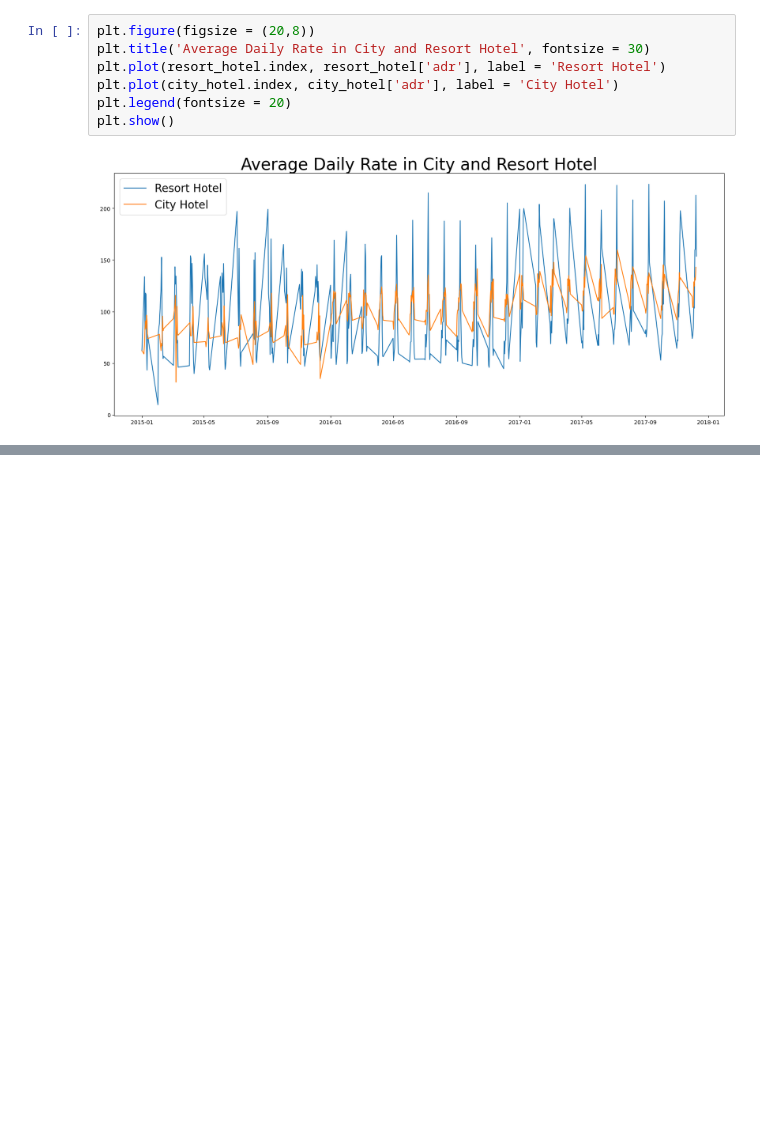
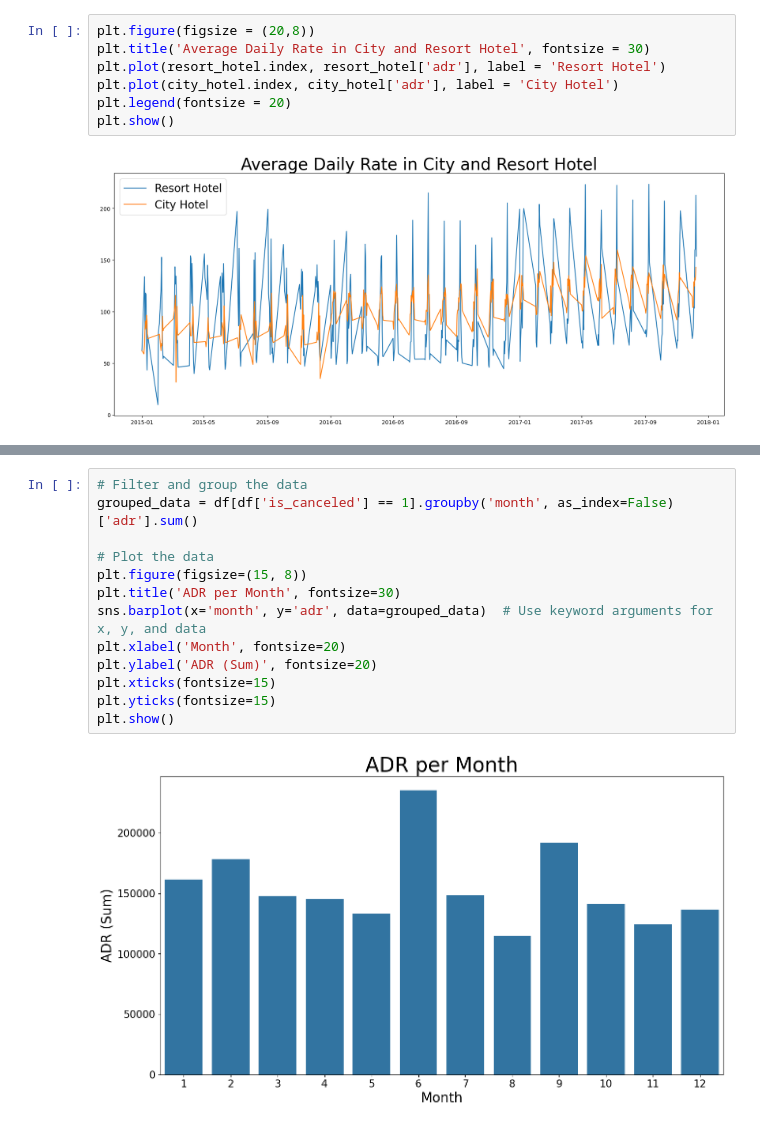
Before and after one commit to RichaSinghhh/Hotel-Booking, a Jupyter notebook: Hotel_Bookings.ipynb, the cells around one changed output, grey strips where cells are left out. Cells and saved outputs as stored; diff of their text form; blank space fills up the shorter version.

```diff
--- a/Hotel_Bookings.ipynb
+++ b/Hotel_Bookings.ipynb
@@ -222,0 +236,15 @@ plt.show()
+# %%
+# Filter and group the data
+grouped_data = df[df['is_canceled'] == 1].groupby('month', as_index=False)['adr'].sum()
+
+# Plot the data
+plt.figure(figsize=(15, 8))
+plt.title('ADR per Month', fontsize=30)
+sns.barplot(x='month', y='adr', data=grouped_data)  # Use keyword arguments for x, y, and data
+plt.xlabel('Month', fontsize=20)
+plt.ylabel('ADR (Sum)', fontsize=20)
+plt.xticks(fontsize=15)
+plt.yticks(fontsize=15)
+plt.show()
+# %% [output]
+[figure, added]
```
Also changed, not shown: parts of 8 cells of this notebook.
